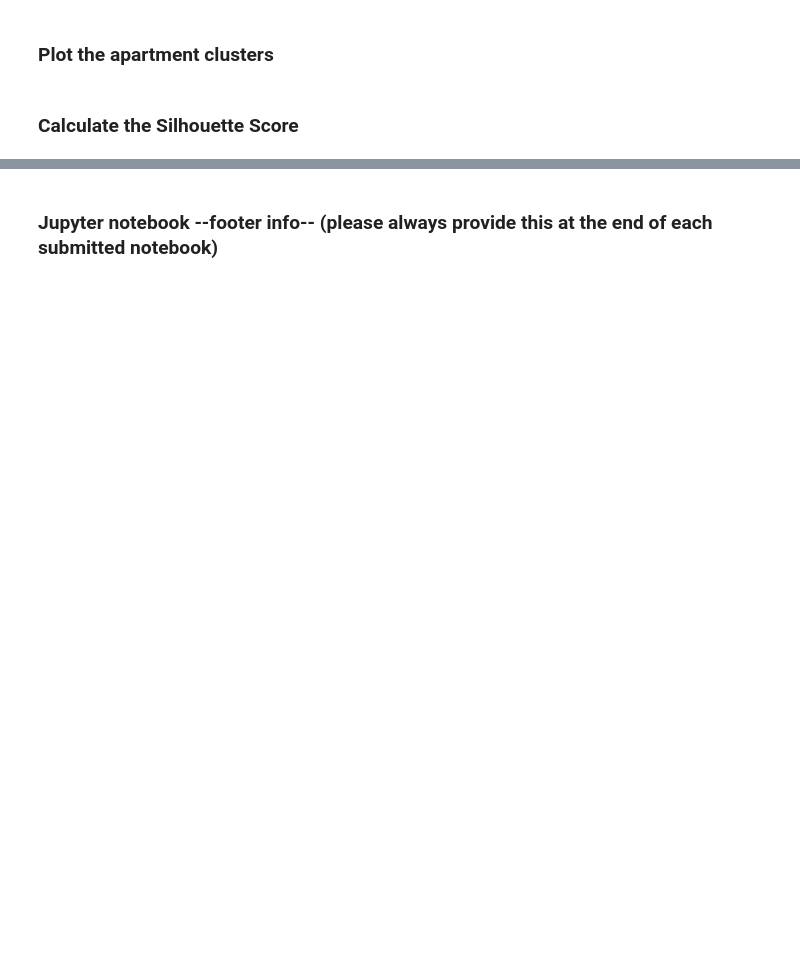
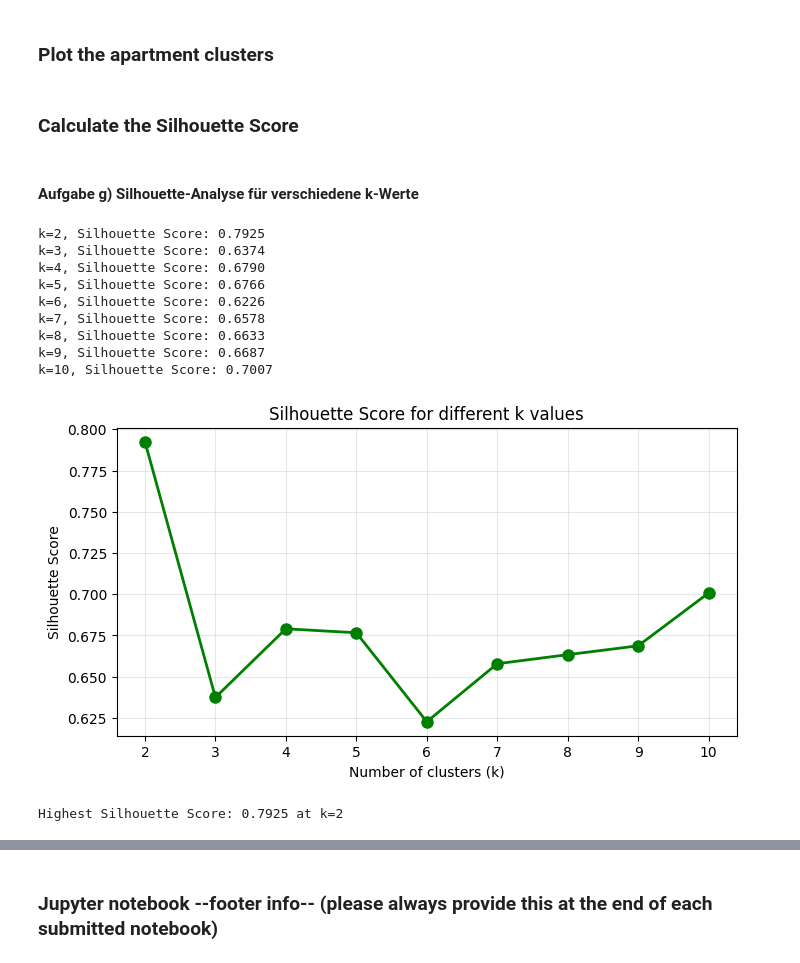
Before and after one commit to marcegolf/data_analytics, a Jupyter notebook: Week_10/k-means_clustering.ipynb, the cells around one changed output, grey strips where cells are left out. Saved outputs shown, nothing was run; the diff lists cells and outputs as text; code cells hidden in the pictures; blank space fills up the shorter version.

```diff
--- a/Week_10/k-means_clustering.ipynb
+++ b/Week_10/k-means_clustering.ipynb
@@ -663,5 +690,15 @@ df.head(5)
 # %%
 # Define a subset of the data frame for k-means clustering
+# Extended with additional numerical variables
 X3 = df[['rooms',
          'area',
-         'price_per_m2']]
+         'price_per_m2',
+         'lat',
+         'lon',
+         'pop_dens',
+         'mean_taxable_income',
+         'dist_supermarket']]
+
+# Show first rows
+print(f'Shape of X3: {X3.shape}')
+X3.head()
@@ -723,3 +845,40 @@ ax.set_zlim([20,100])
 plt.show()
 # %% [markdown]
 ### Calculate the Silhouette Score
+# %% [markdown]
+#### Aufgabe g) Silhouette-Analyse für verschiedene k-Werte
+# %%
+# Calculate Silhouette Scores for different k values
+silhouette_scores = []
+K_range = range(2, 11)
+
+for k in K_range:
+    kmeans_temp = KMeans(n_clusters=k, random_state=42).fit(X3)
+    score = silhouette_score(X3, kmeans_temp.labels_)
+    silhouette_scores.append(score)
+    print(f'k={k}, Silhouette Score: {score:.4f}')
+
+# Plot Silhouette Scores
+plt.figure(figsize=(8, 4))
+plt.plot(K_range, silhouette_scores, 'go-', linewidth=2, markersize=8)
+plt.xlabel('Number of clusters (k)')
+plt.ylabel('Silhouette Score')
+plt.title('Silhouette Score for different k values')
+plt.grid(True, alpha=0.3)
+plt.show()
+
+# Find the k with highest Silhouette Score
+best_k = K_range[silhouette_scores.index(max(silhouette_scores))]
+print(f'\nHighest Silhouette Score: {max(silhouette_scores):.4f} at k={best_k}')
+# %% [output]
+k=2, Silhouette Score: 0.7925
+k=3, Silhouette Score: 0.6374
+k=4, Silhouette Score: 0.6790
+k=5, Silhouette Score: 0.6766
+k=6, Silhouette Score: 0.6226
+k=7, Silhouette Score: 0.6578
+k=8, Silhouette Score: 0.6633
+k=9, Silhouette Score: 0.6687
+k=10, Silhouette Score: 0.7007
+[figure, added]
+Highest Silhouette Score: 0.7925 at k=2
```
Also changed, not shown: parts of 15 cells of this notebook.
